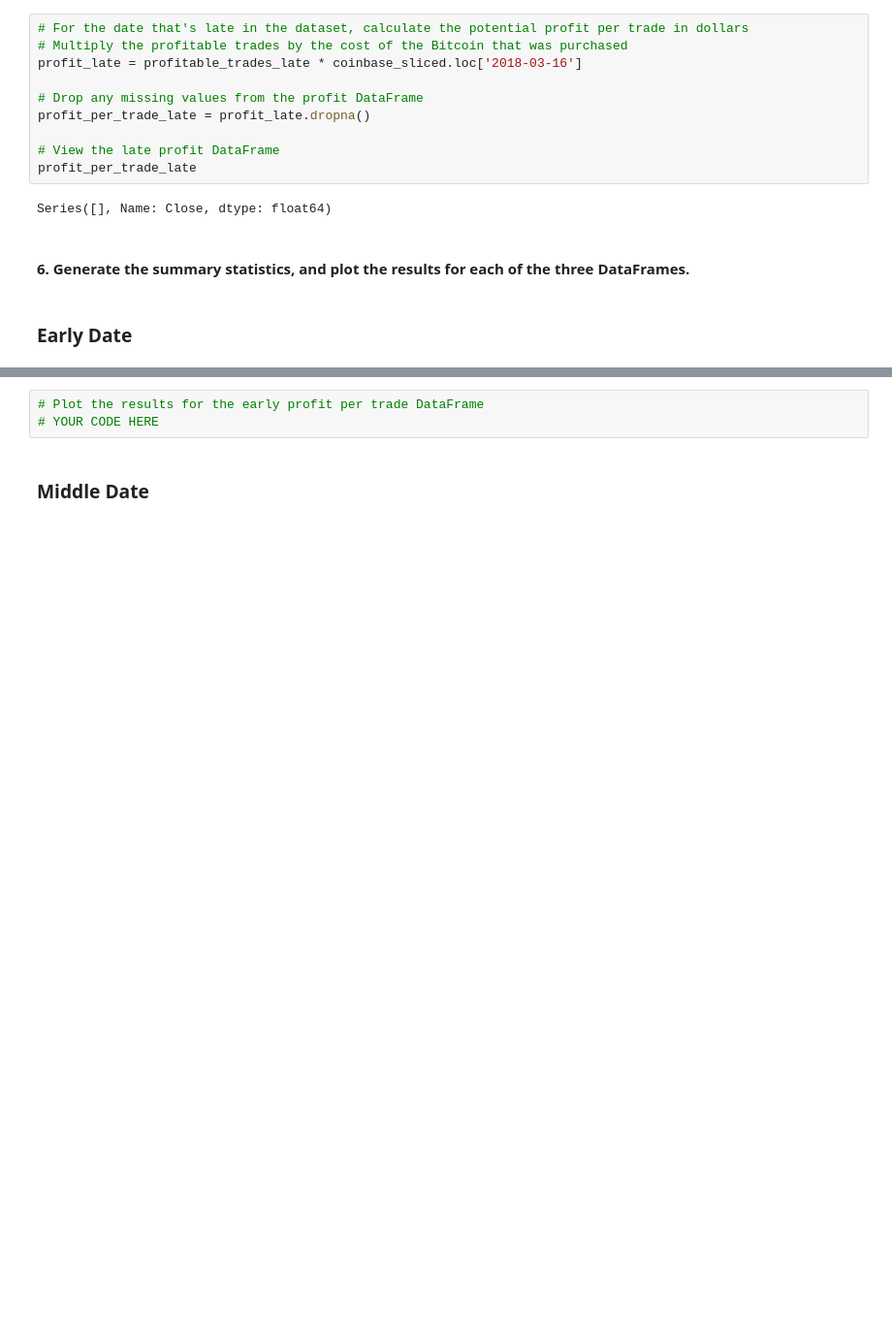
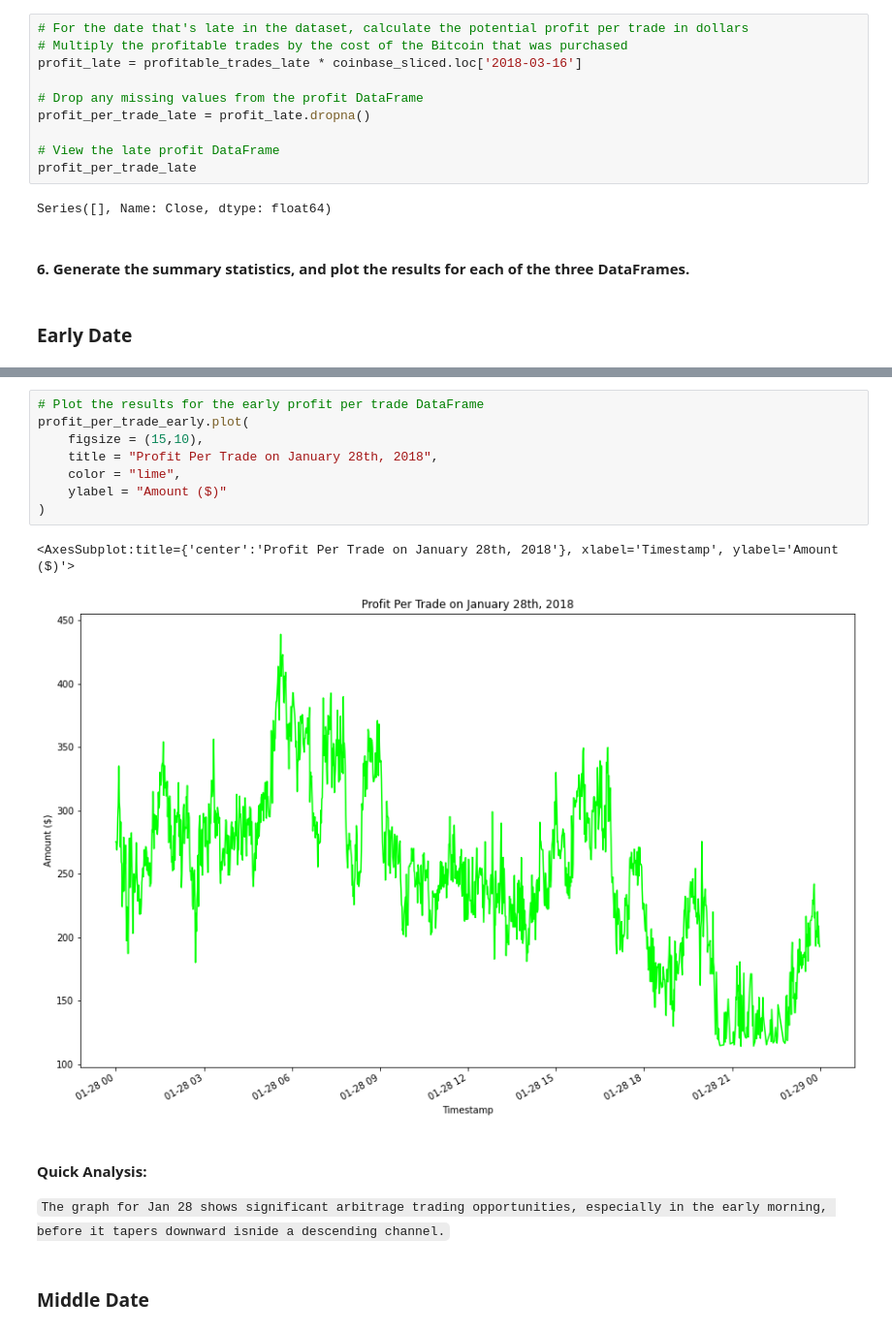
Before and after one commit to elliotlozano/BTC_arbitrage_analysis, a Jupyter notebook: crypto_arbitrage.ipynb, the cells around one changed output, grey strips where cells are left out. Shown at 97% size. Saved outputs shown, nothing was run; the diff lists cells and outputs as text; blank space fills up the shorter version.

Commit message:
added last few graphs and analysis throughout notebook

```diff
--- a/crypto_arbitrage.ipynb
+++ b/crypto_arbitrage.ipynb
@@ -941,6 +964,17 @@ profit_per_trade_early.describe()
 # %%
 # Plot the results for the early profit per trade DataFrame
-# YOUR CODE HERE
+profit_per_trade_early.plot(
+    figsize = (15,10),
+    title = "Profit Per Trade on January 28th, 2018",
+    color = "lime",
+    ylabel = "Amount ($)"
+)
+# %% [output]
+<AxesSubplot:title={'center':'Profit Per Trade on January 28th, 2018'}, xlabel='Timestamp', ylabel='Amount ($)'>
+[figure, added]
+# %% [markdown]
+#### Quick Analysis:
+`The graph for Jan 28 shows significant arbitrage trading opportunities, especially in the early morning, before it tapers downward isnide a descending channel.`
 # %% [markdown]
 ### Middle Date
 # %%
```
Also changed, not shown: parts of 24 cells of this notebook.
